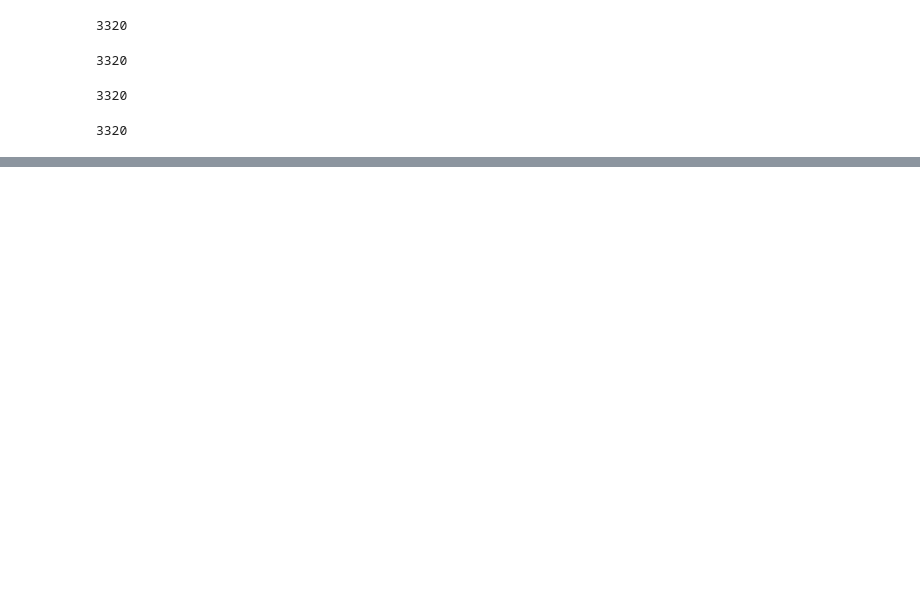
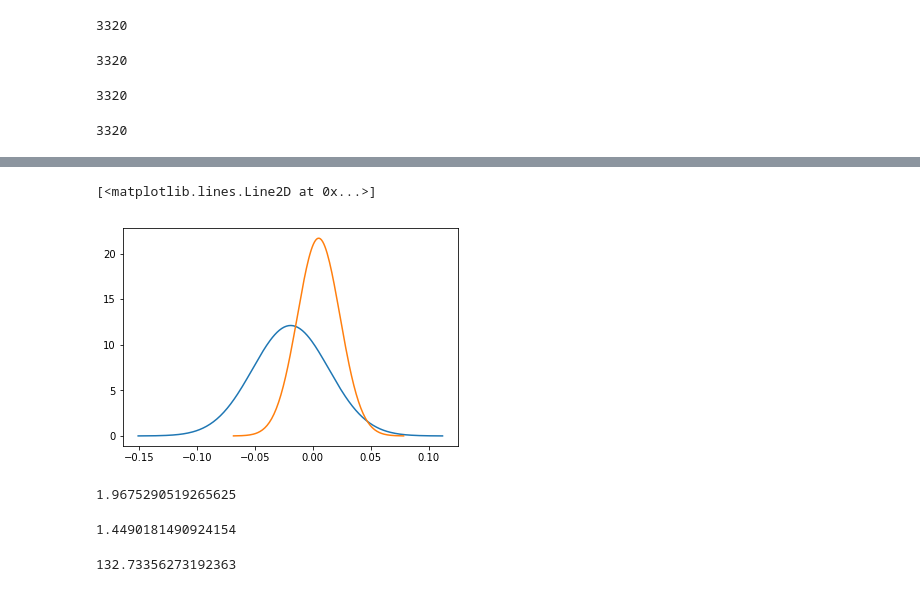
Before and after one commit to soyaoki/Analysis-of-Acceleration, a Jupyter notebook: anayze_all.ipynb, the cells around one changed output, grey strips where cells are left out. Saved outputs shown, nothing was run; the diff lists cells and outputs as text; code cells hidden in the pictures; blank space fills up the shorter version.

```diff
--- a/anayze_all.ipynb
+++ b/anayze_all.ipynb
@@ -251,0 +169,18 @@ plt.plot(X_nd,Y_nd)
+# %%
+plt.plot(X_nd_IC,Y_nd_IC)
+plt.plot(X_nd_ICE,Y_nd_ICE)
+# %% [output]
+[<matplotlib.lines.Line2D at 0x...>]
+[figure, added]
+# %%
+KLD(X_IC,X_ICE)
+# %% [output]
+1.9675290519265625
+# %%
+JSD(X_IC,X_ICE)
+# %% [output]
+1.4490181490924154
+# %%
+HI(X_IC,X_ICE)
+# %% [output]
+132.73356273192363
```
Also changed, not shown: parts of 58 cells of this notebook.
